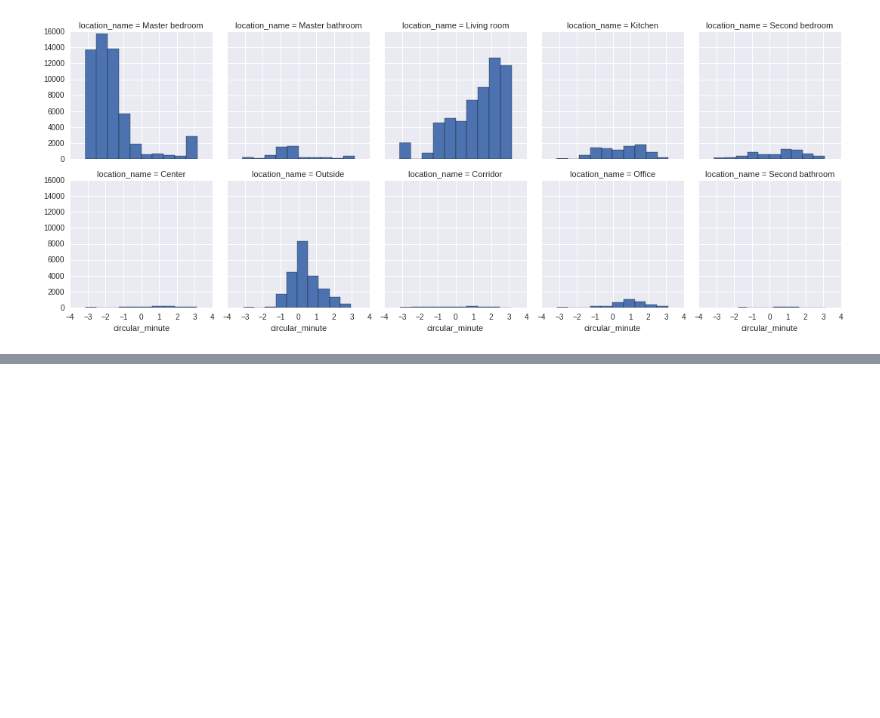
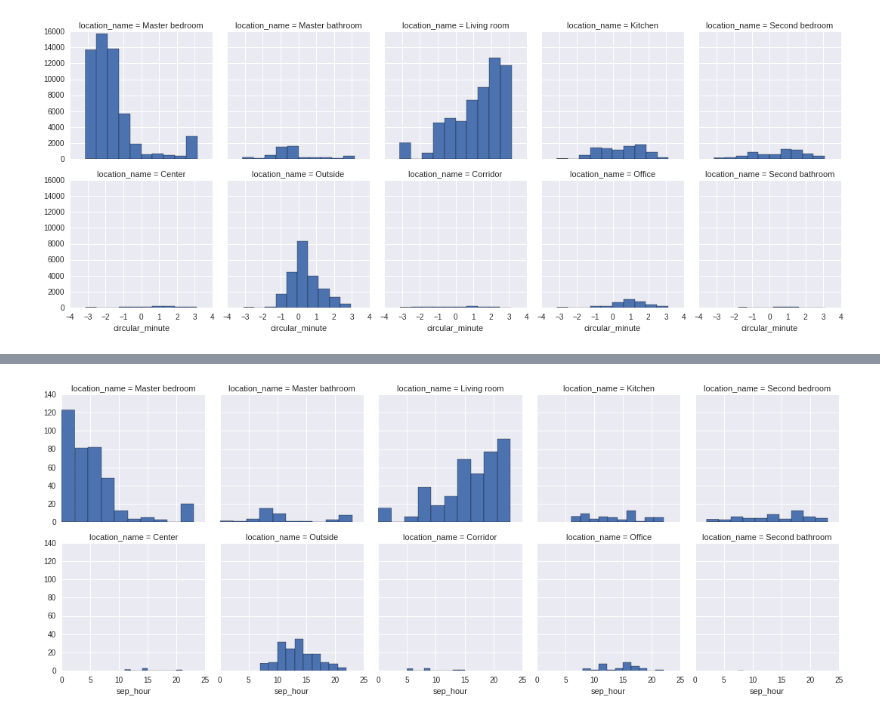
Before and after one commit to deebuls/ObjectLocationModel, a Jupyter notebook: code/Evaluation/EvaluationMasterDocument.ipynb, the cells around one changed output, grey strips where cells are left out. Cells and saved outputs as stored; diff of their text form; code cells hidden in the pictures; blank space fills up the shorter version.

```diff
--- a/code/Evaluation/EvaluationMasterDocument.ipynb
+++ b/code/Evaluation/EvaluationMasterDocument.ipynb
@@ -34,0 +47,10 @@ g.map(plt.hist, "circular_minute");
+# %%
+import seaborn as sns
+
+%matplotlib inline
+
+in_location_subset = reduced_dataset_10readings['location'].isin([0,2,3,9])
+g = sns.FacetGrid(reduced_dataset_10readings, col="location_name", col_order=order_name, col_wrap=5)
+g.map(plt.hist, "sep_hour");
+# %% [output]
+[figure, added]
```
Also changed, not shown: parts of 6 cells of this notebook, 13 other files.
